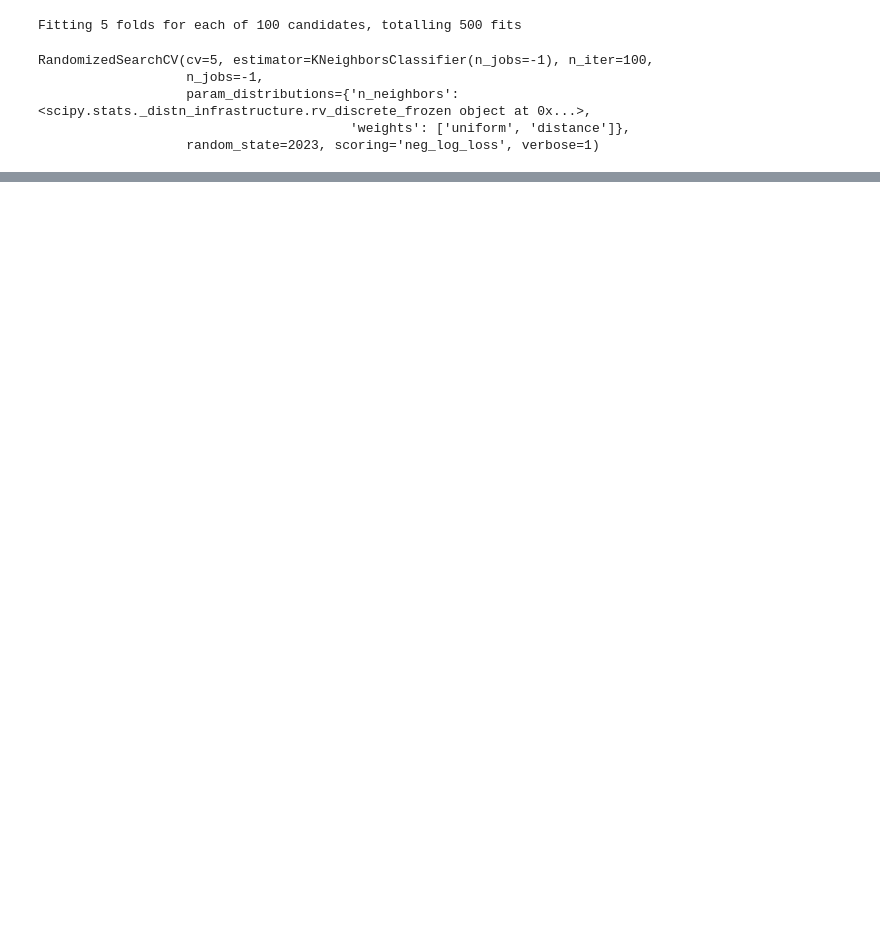
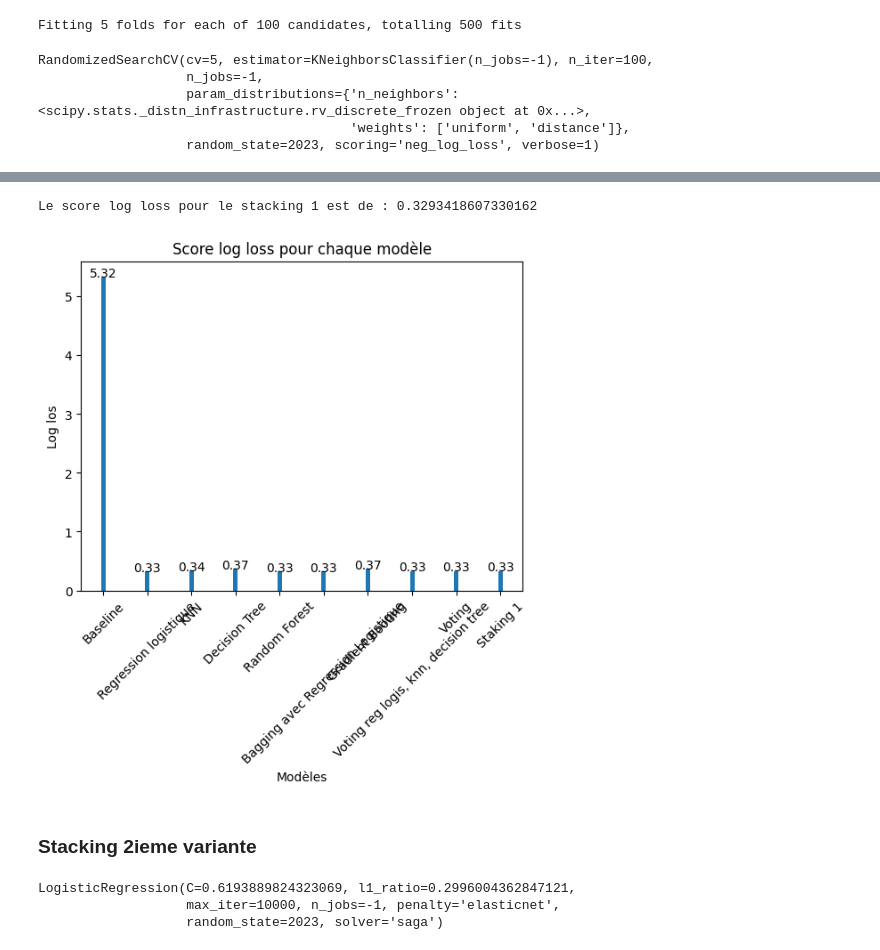
Before and after one commit to pascalfeutseu/420-A52-SF-gr-10084, a Jupyter notebook: nbs/Projet#2/Projet#2.ipynb, the cells around one changed output, grey strips where cells are left out. Cells and saved outputs as stored; diff of their text form; code cells hidden in the pictures; blank space fills up the shorter version.

```diff
--- a/nbs/Projet#2/Projet#2.ipynb
+++ b/nbs/Projet#2/Projet#2.ipynb
@@ -336,0 +559,9 @@ plot_log_loss_bar(results)
+# %%
+# Liste des estimateurs
+estimators = [('lr', best_lr),
+              ('knn', best_knn),
+              ('dt', best_dt)]
+# %%
+stacking1 = StackingClassifier(estimators = estimators, cv=strat_kfold, final_estimator=LogisticRegression())
+# %%
+stacking1.fit(X_train, y_train)
@@ -336,0 +586,20 @@ plot_log_loss_bar(results)
+# %%
+# Score sur les plis de validation
+score_log_loss_staking1 = -cross_val_score(stacking1,
+                                           X_train,
+                                           y_train,
+                                           scoring='neg_log_loss',
+                                           cv=strat_kfold,
+                                           n_jobs=-1).mean()
+# %%
+print(f'Le score log loss pour le stacking 1 est de : {score_log_loss_staking1}')
+# %% [output]
+Le score log loss pour le stacking 1 est de : 0.3293418607330162
+# %%
+# Comparaison visuelle des log loss sur un digramme à bar
+results['Staking 1'] = score_log_loss_staking1
+plot_log_loss_bar(results)
+# %% [output]
+[figure, added]
+# %% [markdown]
+### Stacking 2ieme variante
@@ -336,0 +616,7 @@ plot_log_loss_bar(results)
+# %%
+# Entrainement de la meilleure regression logistique sur X_1.
+lr.fit(X_1, y_1)
+# %% [output]
+LogisticRegression(C=0.6193889824323069, l1_ratio=0.2996004362847121,
+                   max_iter=10000, n_jobs=-1, penalty='elasticnet',
+                   random_state=2023, solver='saga')
```
Also changed, not shown: parts of 80 cells of this notebook.
